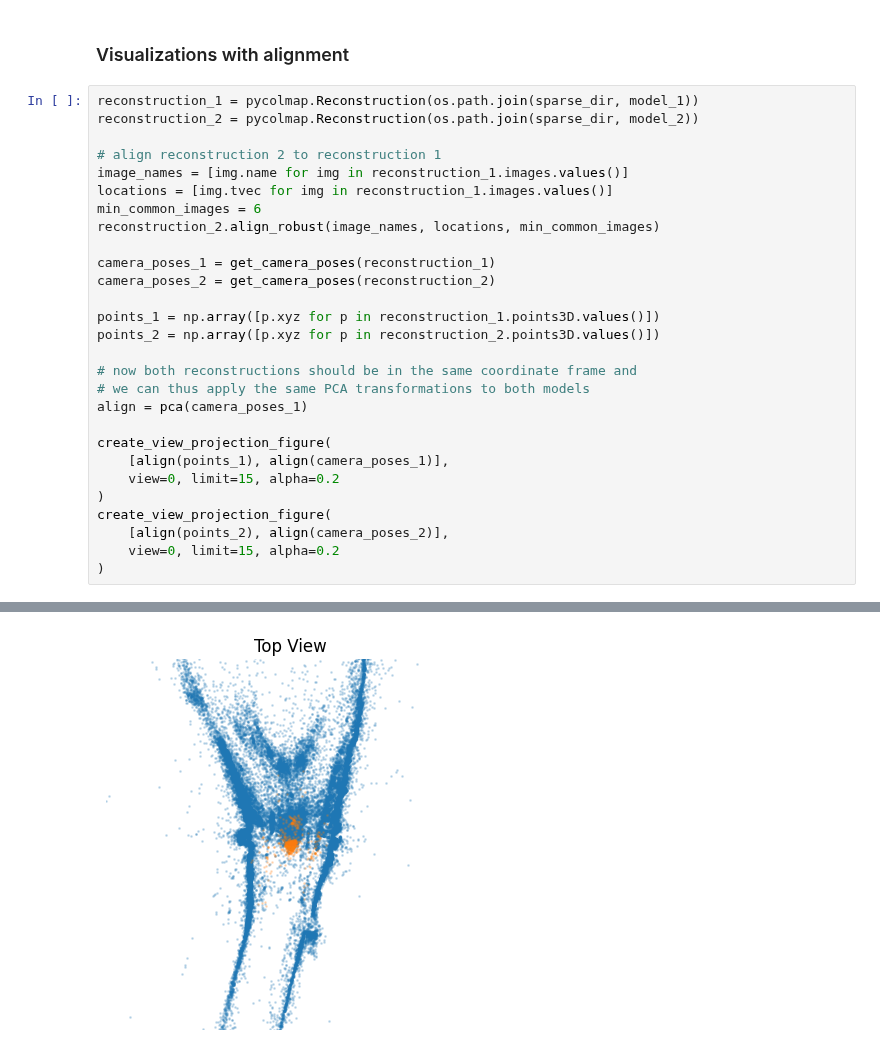
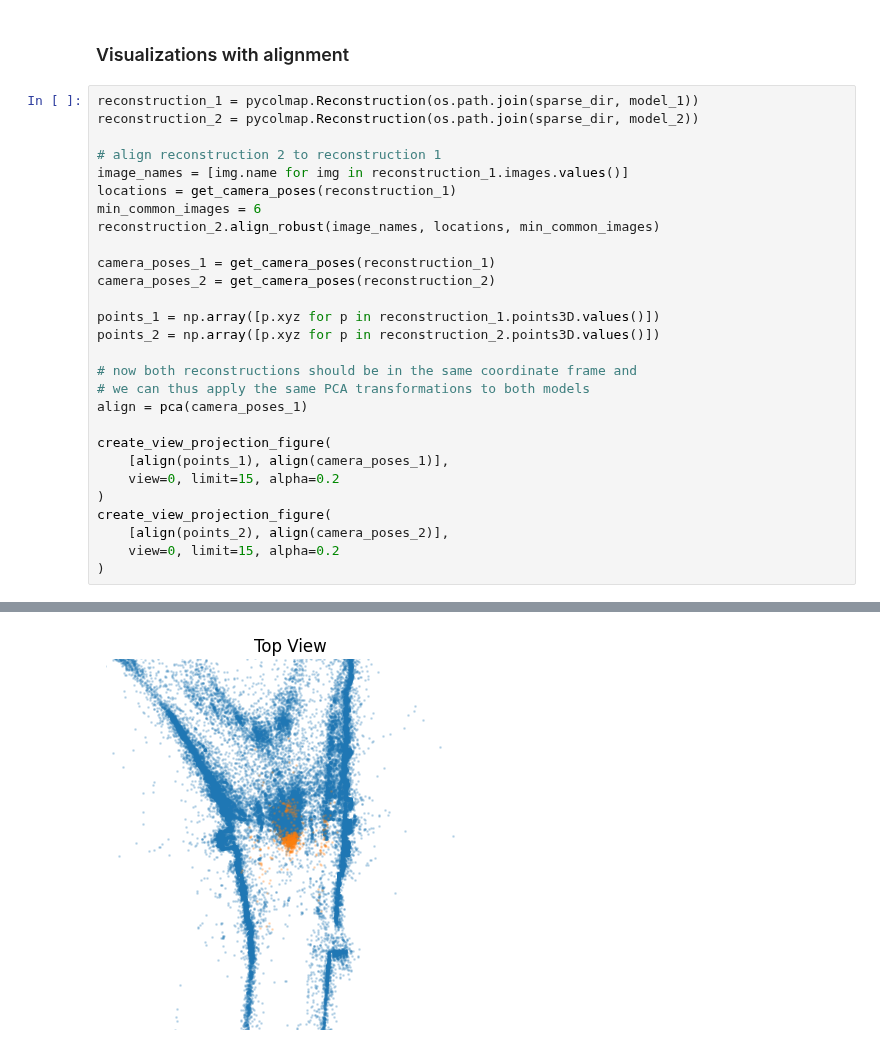
Before and after one commit to fyangch/RefinedMegaDepth, a Jupyter notebook: notebooks/model_alignment.ipynb, the cells around one changed output, grey strips where cells are left out. Cells and saved outputs as stored; diff of their text form.

Commit message:
Fix camera poses

```diff
--- a/notebooks/model_alignment.ipynb
+++ b/notebooks/model_alignment.ipynb
@@ -40,31 +40,31 @@ create_view_projection_figure(
 # %%
 reconstruction_1 = pycolmap.Reconstruction(os.path.join(sparse_dir, model_1))
 reconstruction_2 = pycolmap.Reconstruction(os.path.join(sparse_dir, model_2))
 
 # align reconstruction 2 to reconstruction 1
 image_names = [img.name for img in reconstruction_1.images.values()]
-locations = [img.tvec for img in reconstruction_1.images.values()]
+locations = get_camera_poses(reconstruction_1)
 min_common_images = 6
 reconstruction_2.align_robust(image_names, locations, min_common_images)
 
 camera_poses_1 = get_camera_poses(reconstruction_1)
 camera_poses_2 = get_camera_poses(reconstruction_2)
 
 points_1 = np.array([p.xyz for p in reconstruction_1.points3D.values()])
 points_2 = np.array([p.xyz for p in reconstruction_2.points3D.values()])
 
 # now both reconstructions should be in the same coordinate frame and
 # we can thus apply the same PCA transformations to both models
 align = pca(camera_poses_1)
 
 create_view_projection_figure(
     [align(points_1), align(camera_poses_1)],
     view=0, limit=15, alpha=0.2
 )
 create_view_projection_figure(
     [align(points_2), align(camera_poses_2)],
     view=0, limit=15, alpha=0.2
 )
 # %% [output]
 [figure]
-[figure, old version]
+[figure, new version]
```
